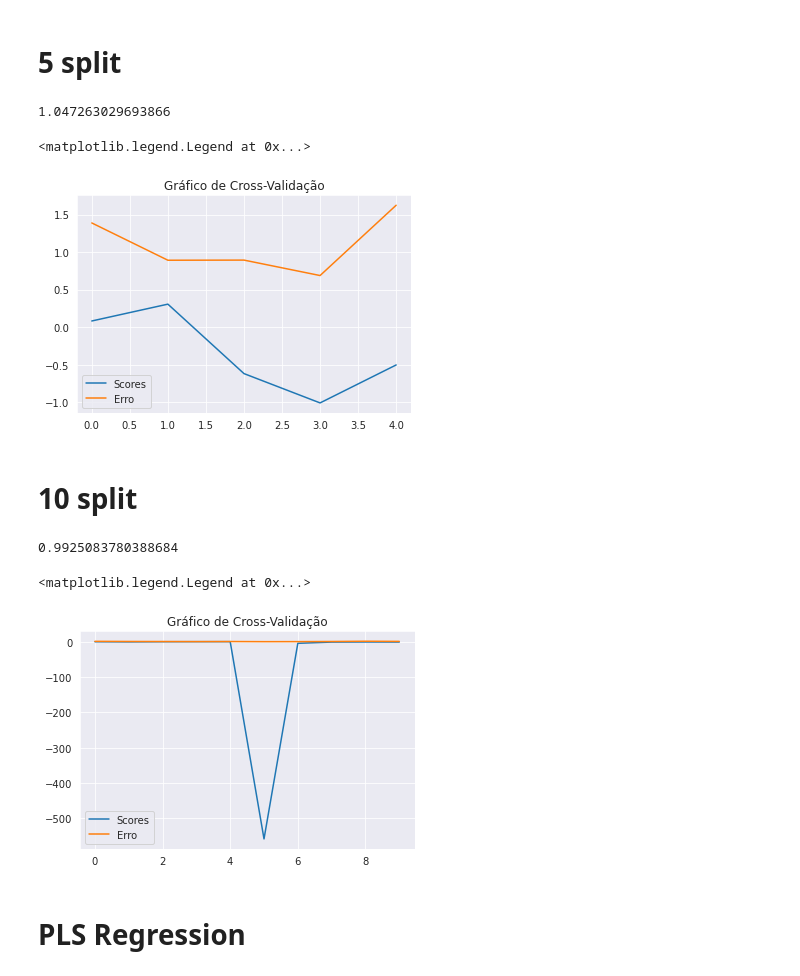
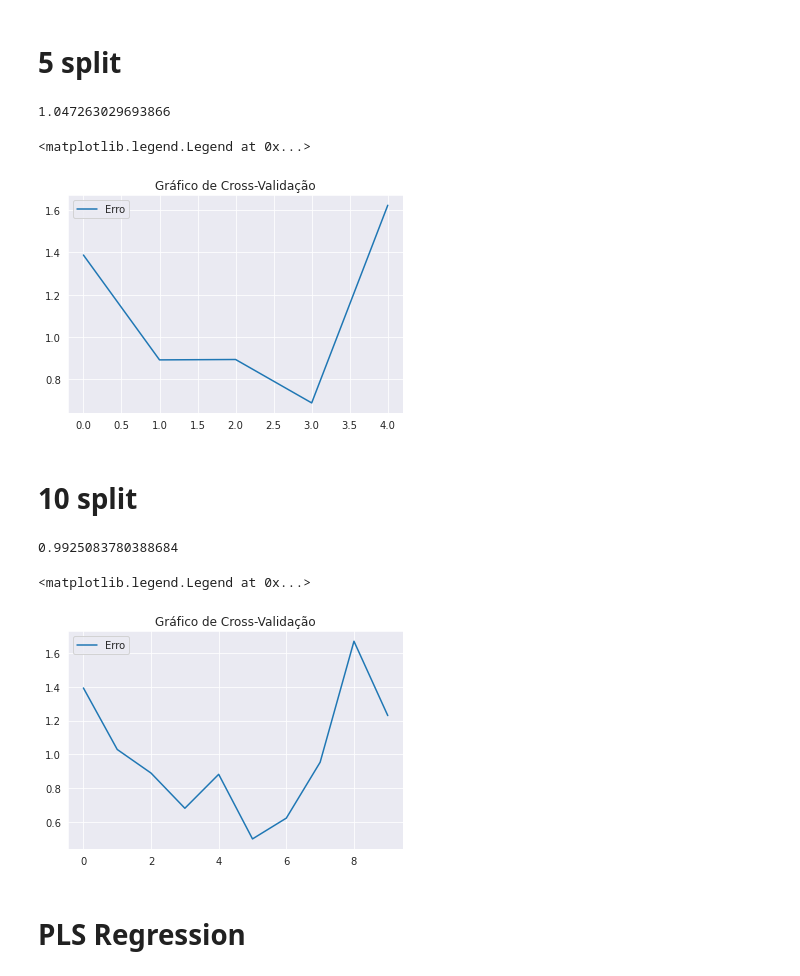
Before and after one commit to luanicaro/Desmatamento, a Jupyter notebook: src/Homework.ipynb, the cells around one changed output. Saved outputs shown, nothing was run; the diff lists cells and outputs as text; code cells hidden in the pictures.

Commit message:
plot erro

```diff
--- a/src/Homework.ipynb
+++ b/src/Homework.ipynb
@@ -654,7 +654,7 @@ plt.legend(labels=['Scores', 'Erro'])
 # %% [markdown]
 # Rigde Regression
 # %%
-clf = Ridge(alpha=1.0)
+clf = Ridge()
 clf.fit(X_train, y_train)
 
 y_pred = clf.predict(X_test)
@@ -679,34 +679,30 @@ g = sns.regplot(x='Conversão_líquida_de_floresta', y='Teste', data=dr)
 # 5 split
 # %%
 folds = KFold(n_splits = 5)
-scores = cross_val_score(clf, X_train, y_train, scoring='explained_variance', cv=folds)
 
 erro = cross_val_score(clf, X_test, y_test, scoring='neg_root_mean_squared_error', cv=folds)
 print(np.sqrt(np.mean(abs(erro))))
-sns.lineplot(data=scores)
 sns.lineplot(data=erro*(-1))
 plt.title("Gráfico de Cross-Validação")
-plt.legend(labels=['Scores', 'Erro'])
+plt.legend(labels=['Erro'])
 # %% [output]
 1.047263029693866
 <matplotlib.legend.Legend at 0x...>
-[figure, old version]
+[figure, new version]
 # %% [markdown]
 # 10 split
 # %%
 folds = KFold(n_splits = 10)
-scores = cross_val_score(clf, X_train, y_train, scoring='explained_variance', cv=folds)
 
 erro = cross_val_score(clf, X_test, y_test, scoring='neg_root_mean_squared_error', cv=folds)
 print(np.sqrt(np.mean(abs(erro))))
-sns.lineplot(data=scores)
 sns.lineplot(data=erro*(-1))
 plt.title("Gráfico de Cross-Validação")
-plt.legend(labels=['Scores', 'Erro'])
+plt.legend(labels=['Erro'])
 # %% [output]
 0.9925083780388684
 <matplotlib.legend.Legend at 0x...>
-[figure, old version]
+[figure, new version]
 # %% [markdown]
 # PLS Regression
 # %%
```
Also changed, not shown: parts of 7 cells of this notebook, 3 other files.
